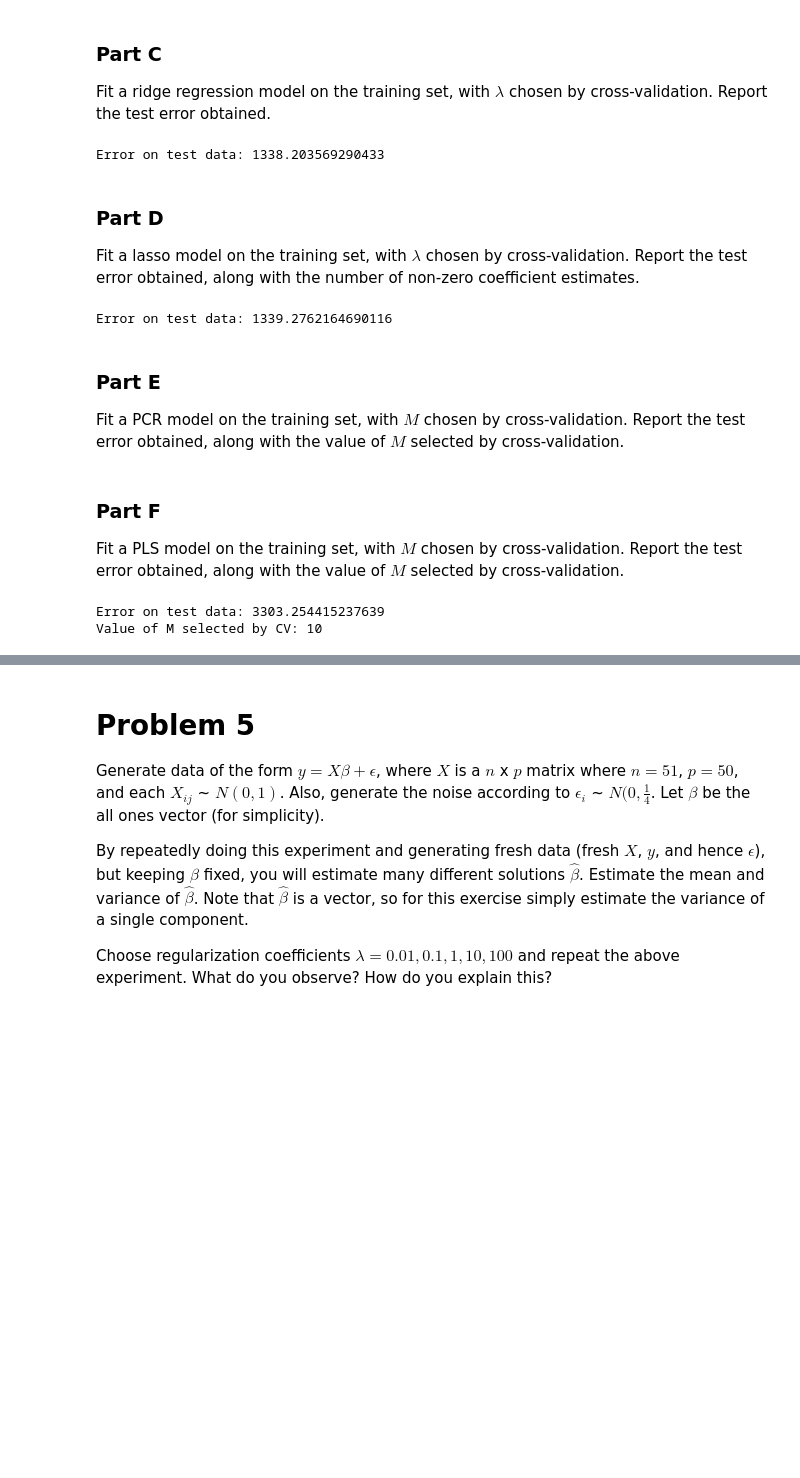
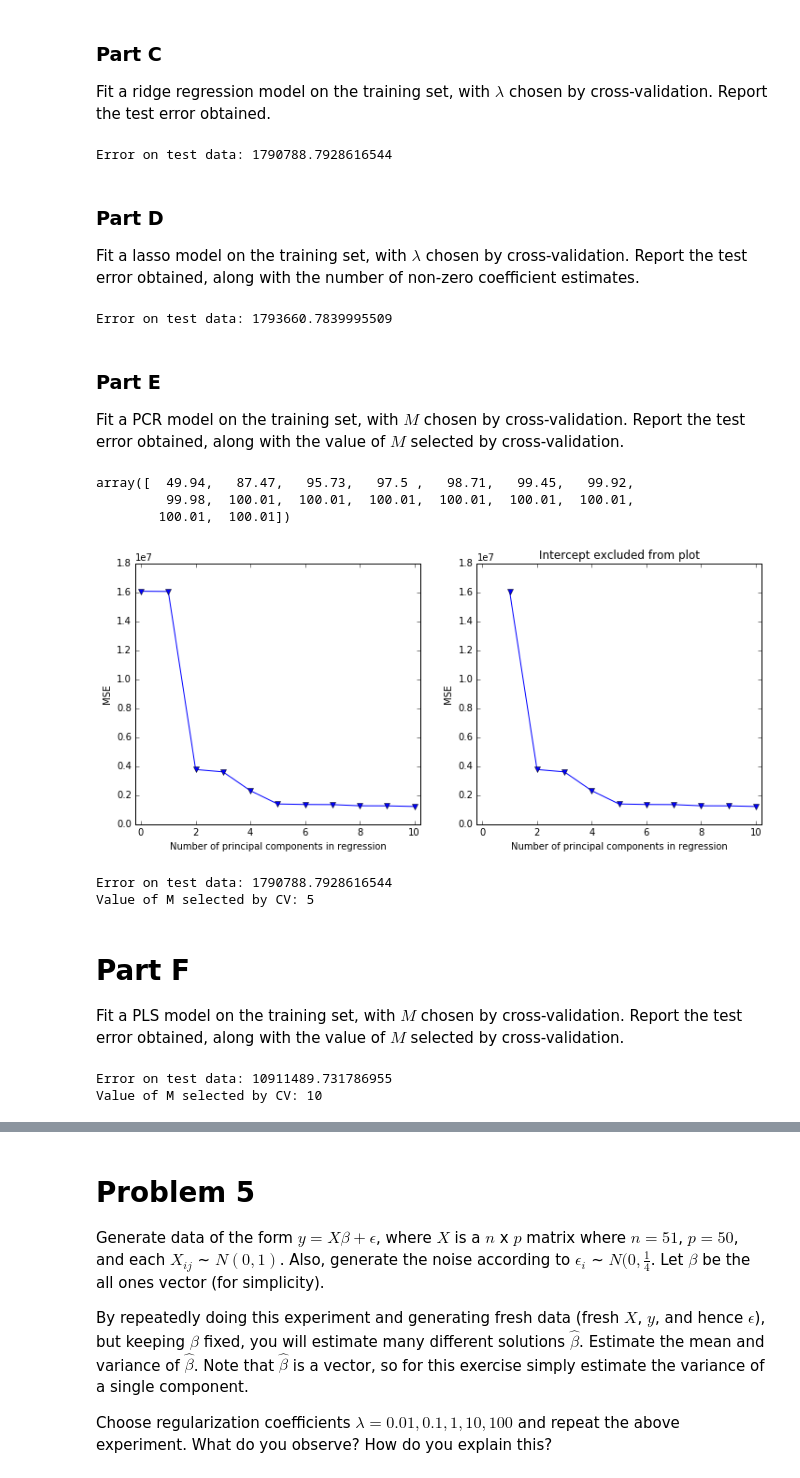
Before and after one commit to RohanNagar/datasciencelab-utaustin, a Jupyter notebook: lab7/lab7.ipynb, the cells around one changed output, grey strips where cells are left out. Cells and saved outputs as stored; diff of their text form; code cells hidden in the pictures; blank space fills up the shorter version.

Commit message:
Finish number 4

```diff
--- a/lab7/lab7.ipynb
+++ b/lab7/lab7.ipynb
@@ -163,9 +168,9 @@ ridge_reg = linear_model.RidgeCV(alphas=[0.01, 0.1, 0.5, 1, 1.5, 2, 5, 10])
 ridge_reg.fit(X_train, Y_train)
 
 score = mean_squared_error(Y_test, ridge_reg.predict(X_test))
-print("Error on test data: {}".format(np.sqrt(score)))
+print("Error on test data: {}".format(score))
 # %% [output]
-Error on test data: 1338.203569290433
+Error on test data: 1790788.7928616544
 # %% [markdown]
 ### Part D
 
@@ -175,15 +180,68 @@ lasso_reg = linear_model.LassoCV(alphas=[0.01, 0.1, 0.5, 1, 1.5, 2, 5, 10])
 lasso_reg.fit(X_train, Y_train)
 
 score = mean_squared_error(Y_test, lasso_reg.predict(X_test))
-print("Error on test data: {}".format(np.sqrt(score)))
+print("Error on test data: {}".format(score))
 # %% [output]
-Error on test data: 1339.2762164690116
+Error on test data: 1793660.7839995509
 # %% [markdown]
 ### Part E
 
 Fit a PCR model on the training set, with $M$ chosen by cross-validation. Report the test error obtained, along with the value of $M$ selected by cross-validation.
+# %%
+from sklearn.decomposition import PCA
+
+pca = PCA()
+X_reduced = pca.fit_transform(X_train)
+
+# Show how much variance is explained
+np.cumsum(np.round(pca.explained_variance_ratio_, decimals=4)*100)
+# %% [output]
+array([  49.94,   87.47,   95.73,   97.5 ,   98.71,   99.45,   99.92,
+         99.98,  100.01,  100.01,  100.01,  100.01,  100.01,  100.01,
+        100.01,  100.01])
+# %%
+n = len(X_reduced)
+kf_10 = cross_validation.KFold(n, n_folds=10, shuffle=True, random_state=2)
+
+# Use Linear Regression with increasing number of pricipal components
+regr = linear_model.LinearRegression()
+mse = []
+
+# Without any components
+score = -1*cross_validation.cross_val_score(regr, np.ones((n,1)), Y_train.ravel(), cv=kf_10, scoring='mean_squared_error').mean()
+mse.append(score)
+
+# Use 10 components adding one at a time
+for i in np.arange(1,11):
+    score = -1*cross_validation.cross_val_score(regr, X_reduced[:,:i], Y_train.ravel(), cv=kf_10, scoring='mean_squared_error').mean()
+    mse.append(score)
+
+fig, (ax1, ax2) = plt.subplots(1,2, figsize=(12,5))
+ax1.plot(mse, '-v')
+ax2.plot([1,2,3,4,5,6,7,8,9,10], mse[1:11], '-v')
+ax2.set_title('Intercept excluded from plot')
+
+for ax in fig.axes:
+    ax.set_xlabel('Number of principal components in regression')
+    ax.set_ylabel('MSE')
+    ax.set_xlim((-0.2,10.2))
+
+fig.show()
+# %% [output]
+[figure, added]
+# %%
+# Let's use 5 components, gives us the best score with the least number of components.
+pcr_regr = linear_model.LinearRegression()
+pcr_regr.fit(X_reduced[:,:5], Y_train)
+
+score = mean_squared_error(Y_test, ridge_reg.predict(X_test))
+print('Error on test data: {}'.format(score))
+print('Value of M selected by CV: 5')
+# %% [output]
+Error on test data: 1790788.7928616544
+Value of M selected by CV: 5
 # %% [markdown]
-### Part F
+# Part F
 
 Fit a PLS model on the training set, with $M$ chosen by cross-validation. Report the test error obtained, along with the value of $M$ selected by cross-validation.
 # %%
@@ -196,10 +254,10 @@ pls_reg = GridSearchCV(pls, params, scoring='mean_squared_error')
 pls_reg.fit(X_train, Y_train)
 
 score = mean_squared_error(Y_test, pls_reg.predict(X_test))
-print("Error on test data: {}".format(np.sqrt(score)))
+print("Error on test data: {}".format(score))
 print("Value of M selected by CV: {}".format(pls_reg.best_params_['n_components']))
 # %% [output]
-Error on test data: 3303.254415237639
+Error on test data: 10911489.731786955
 Value of M selected by CV: 10
 # %% [markdown]
 ### Part G
```
Also changed, not shown: parts of 3 cells of this notebook.
